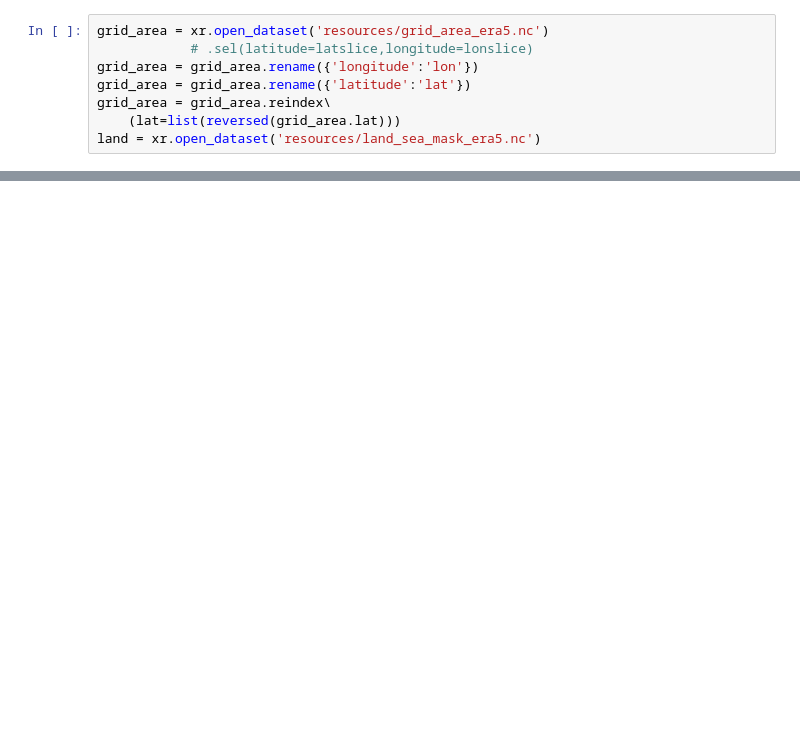
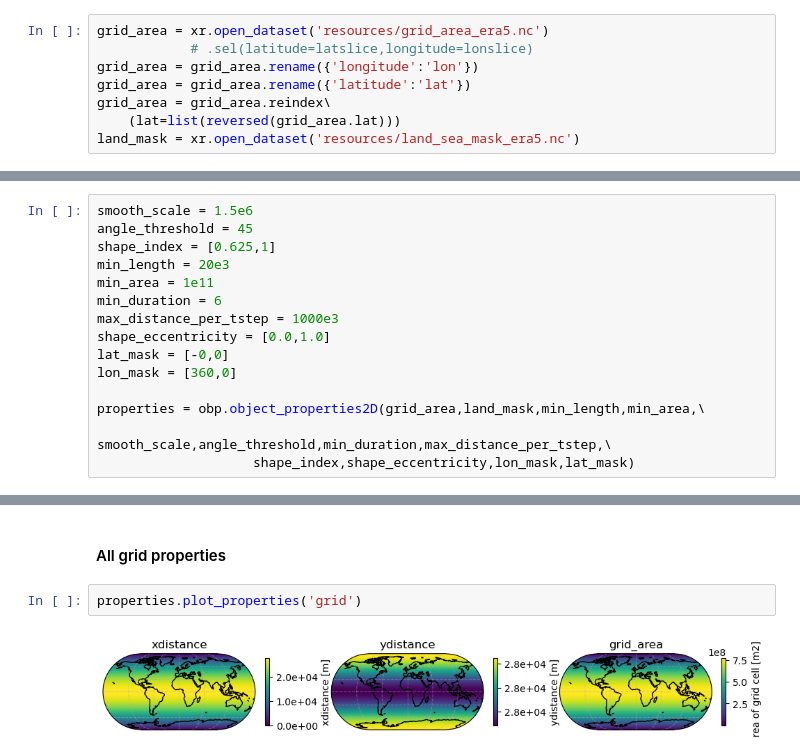
Before and after one commit to nbarjun/SCAFET, a Jupyter notebook: scafet_demo.ipynb, the cells around one changed output, grey strips where cells are left out. Drawn from its saved outputs; the diff is of its cells as text; blank space fills up the shorter version.

```diff
--- a/scafet_demo.ipynb
+++ b/scafet_demo.ipynb
@@ -32,4 +63,4 @@ grid_area = grid_area.rename({'longitude':'lon'})
 grid_area = grid_area.rename({'latitude':'lat'})
 grid_area = grid_area.reindex\
     (lat=list(reversed(grid_area.lat)))
-land = xr.open_dataset('resources/land_sea_mask_era5.nc')
+land_mask = xr.open_dataset('resources/land_sea_mask_era5.nc')
@@ -41,0 +69,15 @@ vwind = xr.open_dataset(vfile).isel(time=slice(-10,-1))
+# %%
+smooth_scale = 1.5e6
+angle_threshold = 45
+shape_index = [0.625,1]
+min_length = 20e3
+min_area = 1e11
+min_duration = 6
+max_distance_per_tstep = 1000e3
+shape_eccentricity = [0.0,1.0]
+lat_mask = [-0,0]
+lon_mask = [360,0]
+
+properties = obp.object_properties2D(grid_area,land_mask,min_length,min_area,\
+                    smooth_scale,angle_threshold,min_duration,max_distance_per_tstep,\
+                    shape_index,shape_eccentricity,lon_mask,lat_mask)
@@ -41,0 +105,6 @@ vwind = xr.open_dataset(vfile).isel(time=slice(-10,-1))
+# %% [markdown]
+#### All grid properties
+# %%
+properties.plot_properties('grid')
+# %% [output]
+[figure, added]
```
Also changed, not shown: parts of 31 cells of this notebook.
